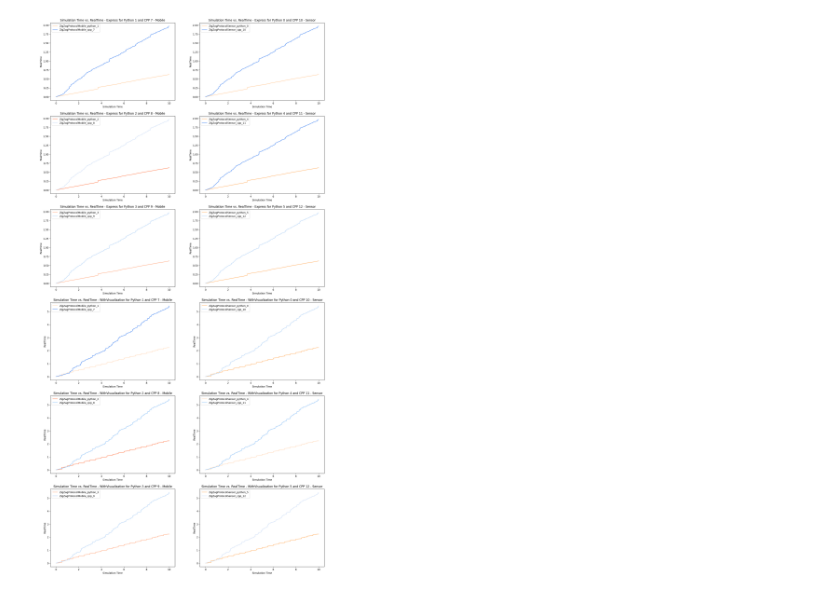
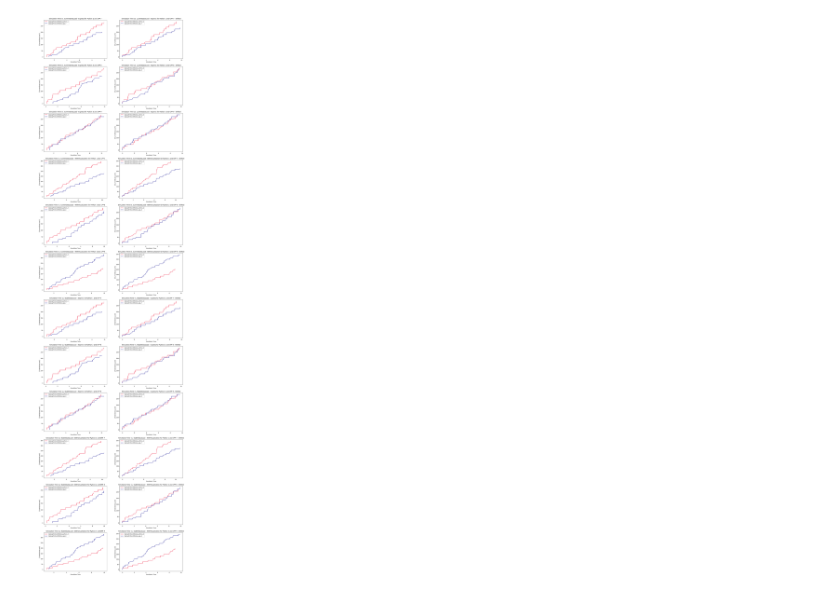
Before and after one commit to Project-GrADyS/python_examples, a Jupyter notebook: components/statistic_visualizer/visualization.ipynb, the cells around one changed output. Drawn from its saved outputs; the diff is of its cells as text; code cells hidden in the pictures.

Commit message:
- Adjusted visualization

```diff
--- a/components/statistic_visualizer/visualization.ipynb
+++ b/components/statistic_visualizer/visualization.ipynb
@@ -24,6 +63,6 @@ def convert(word):
 # %%
-blue_palette = ['#4285f4', '#64a7f9', '#8cc2f9', '#b3d4f9', '#d0e0f9']
-warm_palette = ['#ff7f50', '#ffaa80', '#ffb366', '#ffcc99', '#ffdab9']
+blue_palette = ['#00008B']
+warm_palette = ['#ee092d']
 
 def plot_dataframe(ax, file_path: str, data_column, label: str=None):
     df = load_dataset(file_path)[['simulation_time', data_column]]
@@ -37,6 +76,8 @@ def plot_dataframe(ax, file_path: str, data_column, label: str=None):
 
     color = blue_palette if 'cpp' in label else warm_palette
     ax.plot(df.iloc[:, 0], df.iloc[:, 1], label=label, color=random.choice(color))
+
+    return df
 
 def plot_dataframe_dataload(ax, file_path: str,  data_colum: str, label: str=None, shift=False):
     df = load_dataset(file_path)[['simulation_time', data_colum]]
@@ -55,3 +96,5 @@ def plot_dataframe_dataload(ax, file_path: str,  data_colum: str, label: str=Non
 
     color = blue_palette if 'cpp' in label else warm_palette
     ax.plot(df.loc[:, 'simulation_time'], df.loc[:, data_colum], label=label, color=random.choice(color))
+
+    return df
@@ -58,47 +151,40 @@ def plot_dataframe_dataload(ax, file_path: str,  data_colum: str, label: str=Non
 # %%
-fig1, axs1 = plt.subplots(6,2, figsize=(20, 40))
+fig2, axs2 = plt.subplots(12,2, figsize=(20, 80))
 
 paths = ["express" , "with_visualization"]
-data_columns = ["real_time"]
+data_columns = ["current_data_load", "stable_data_load"]
 python_list = [1,2,3]
-python_list_sensor = [0,4,5]
 cpp_list = [7,8,9]
-cpp_list_sensor = [10,11,12]
 
+# Unshifted and shifted
 for idx_path, path in enumerate(paths):
     for idx_data_column, data_column in enumerate(data_columns):
         for idx, i in enumerate(python_list):
             index = idx + len(python_list)*idx_path + len(python_list)*len(data_columns)*idx_data_column
-            file_path = f"./exemplary_simulation_results/{path}/simulation_real_time_python_{path}_ZigZagProtocolMobile_{i}.csv"
-            plot_dataframe(axs1[index][0], file_path=file_path, data_column=data_column, label=f"ZigZagProtocolMobile_python_{i}")
+            file_path = f"./exemplary_simulation_results/{path}/tracked_variables_python_{path}_ZigZagProtocolMobile_{i}.csv"
+            df_1 = plot_dataframe_dataload(axs2[index][0], file_path=file_path, data_colum=data_column, label=f"ZigZagProtocolMobile_python_{i}")
+            df_2 = plot_dataframe_dataload(axs2[index][1], file_path=file_path, data_colum=data_column, label=f"ZigZagProtocolMobile_python_{i}", shift=True)
 
-        for idx, i in enumerate(python_list_sensor):
-            index = idx + len(python_list_sensor)*idx_path + len(python_list_sensor)*len(data_columns)*idx_data_column
-            file_path = f"./exemplary_simulation_results/{path}/simulation_real_time_python_{path}_ZigZagProtocolSensor_{i}.csv"
-            plot_dataframe(axs1[index][1], file_path=file_path, data_column=data_column, label=f"ZigZagProtocolSensor_python_{i}")
+            extend_legend(axs2[index][1], df_1, df_2, data_column)
 
         for idx, i in enumerate(cpp_list):
             index = idx + len(python_list)*idx_path + len(python_list)*len(data_columns)*idx_data_column
-            file_path = f"./exemplary_simulation_results/{path}/simulation_real_time_cpp_{path}_ZigZagProtocolMobile_{i}.csv"
-            plot_dataframe(axs1[index][0], file_path=file_path, data_column=data_column, label=f"ZigZagProtocolMobile_cpp_{i}")
+            file_path = f"./exemplary_simulation_results/{path}/tracked_variables_cpp_{path}_ZigZagProtocolMobile_{i}.csv"
+            df_1 = plot_dataframe_dataload(axs2[index][0], file_path=file_path, data_colum=data_column, label=f"ZigZagProtocolMobile_cpp_{i}")
+            df_2 = plot_dataframe_dataload(axs2[index][1], file_path=file_path, data_colum=data_column, label=f"ZigZagProtocolMobile_cpp_{i}", shift=True)
 
-        for idx, i in enumerate(cpp_list_sensor):
-            index = idx + len(cpp_list_sensor)*idx_path + len(cpp_list_sensor)*len(data_columns)*idx_data_column
-            file_path = f"./exemplary_simulation_results/{path}/simulation_real_time_cpp_{path}_ZigZagProtocolSensor_{i}.csv"
-            plot_dataframe(axs1[index][1], file_path=file_path, data_column=data_column, label=f"ZigZagProtocolSensor_cpp_{i}")
+            extend_legend(axs2[index][1], df_1, df_2, data_column)
 
-        for i in range(len(python_list)):
+        for i in range(3):
             index = i + len(python_list)*idx_path + len(python_list)*len(data_columns)*idx_data_column
-            axs1[index][0].legend()
-            axs1[index][0].set_xlabel('Simulation Time')
-            axs1[index][0].set_ylabel(convert(data_column))
-            axs1[index][0].set_title(f'Simulation Time vs. {convert(data_column)} - {convert(path)} for Python {python_list[i]} and CPP {cpp_list[i]} - Mobile')
+            axs2[index][0].legend()
+            axs2[index][0].set_xlabel('Simulation Time')
+            axs2[index][0].set_ylabel({convert(data_column)})
+            axs2[index][0].set_title(f'Simulation Time vs. {convert(data_column)} - {convert(path)} for Python {python_list[i]} and CPP {cpp_list[i]}')
 
-        for i in range(len(python_list_sensor)):
-            index = i + len(python_list)*idx_path + len(python_list)*len(data_columns)*idx_data_column
-            axs1[index][1].legend()
-            axs1[index][1].set_xlabel('Simulation Time')
-            axs1[index][1].set_ylabel(convert(data_column))
-            axs1[index][1].set_title(f'Simulation Time vs. {convert(data_column)} - {convert(path)} for Python {python_list_sensor[i]} and CPP {cpp_list_sensor[i]} - Sensor')
+            axs2[index][1].legend()
+            axs2[index][1].set_xlabel('Simulation Time')
+            axs2[index][1].set_ylabel({convert(data_column)})
+            axs2[index][1].set_title(f'Simulation Time vs. {convert(data_column)} - {convert(path)} for Python {python_list[i]} and CPP {cpp_list[i]} - Shifted')
 # %% [output]
-[figure, old version]
+[figure, new version]
```
Also changed, not shown: parts of 4 cells of this notebook.
